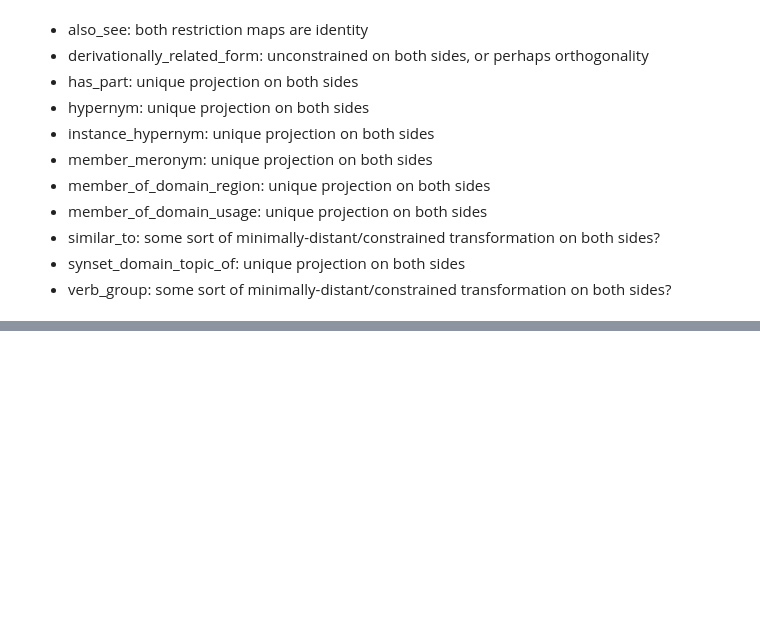
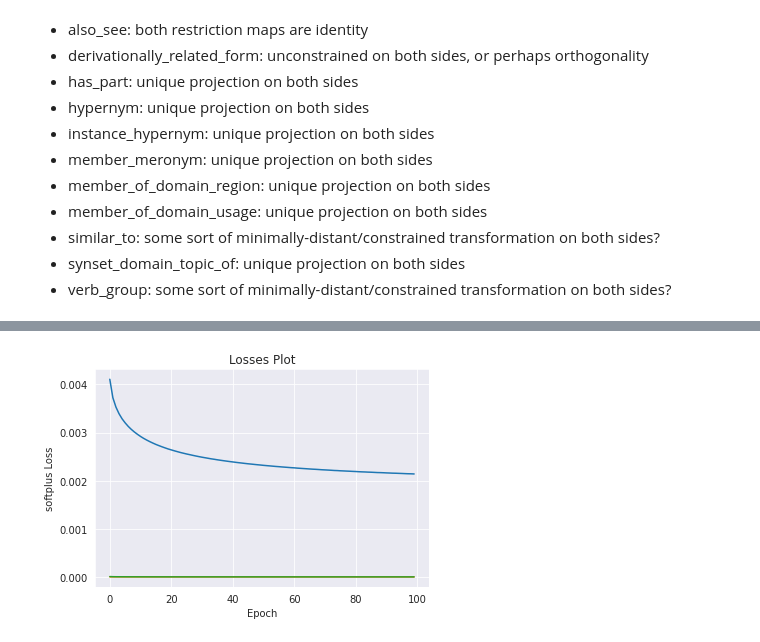
Before and after one commit to tgebhart/sheaf_kg, a Jupyter notebook: notebooks/Sheaf_KG_WN18_Mimic_TransE.ipynb, the cells around one changed output, grey strips where cells are left out. Drawn from its saved outputs; the diff is of its cells as text; code cells hidden in the pictures; blank space fills up the shorter version.

```diff
--- a/notebooks/Sheaf_KG_WN18_Mimic_TransE.ipynb
+++ b/notebooks/Sheaf_KG_WN18_Mimic_TransE.ipynb
@@ -125,7 +106,7 @@ class ModifiedSE(StructuredEmbedding):
         # relation 1
         tsize = (edge_stalk_sizes[0],embedding_dim)
 #         emb1l = nn.init.xavier_uniform_(torch.eye(tsize[0],tsize[1], device=preferred_device, requires_grad=True))
-        emb1l = torch.eye(tsize[0],tsize[1], device=preferred_device, requires_grad=False)
+        emb1l = nn.init.xavier_uniform_(torch.eye(tsize[0],tsize[1], device=preferred_device, requires_grad=True))
         emb1r = emb1l
         self.left_embeddings.append(emb1l)
         self.right_embeddings.append(emb1r)
@@ -181,7 +162,7 @@ class ModifiedSE(StructuredEmbedding):
 
         # relation 9
         tsize = (edge_stalk_sizes[8],embedding_dim)
-        emb9l = torch.eye(tsize[0],tsize[1], device=preferred_device, requires_grad=True)
+        emb9l = nn.init.xavier_uniform_(torch.eye(tsize[0],tsize[1], device=preferred_device, requires_grad=True))
         emb9r = emb9l
         self.left_embeddings.append(emb9l)
         self.right_embeddings.append(emb9r)
@@ -195,7 +176,7 @@ class ModifiedSE(StructuredEmbedding):
 
         # relation 11
         tsize = (edge_stalk_sizes[10],embedding_dim)
-        emb11l = torch.eye(tsize[0],tsize[1], device=preferred_device, requires_grad=True)
+        emb11l = nn.init.xavier_uniform_(torch.eye(tsize[0],tsize[1], device=preferred_device, requires_grad=True))
         emb11r = emb11l
         self.left_embeddings.append(emb11l)
         self.right_embeddings.append(emb11r)
@@ -214,8 +195,8 @@ class ModifiedSE(StructuredEmbedding):
             rel_h = self.left_embeddings[ix]
             rel_t = self.right_embeddings[ix]
 
-            proj_h = rel_h @ h
-            proj_t = rel_t @ t
+            proj_h = torch.diagflat(rel_h) @ h
+            proj_t = torch.diagflat(rel_t) @ t
             scores[batch_indices] = -torch.norm(proj_h - proj_t, dim=1, p=self.scoring_fct_norm)**2
 
         return scores
@@ -247,8 +228,8 @@ class ModifiedSE(StructuredEmbedding):
                 proj_t = torch.cat(proj_t_arr, dim=1)
 
             else:
-                proj_h = rel_h @ h
-                proj_t = rel_t @ t_all
+                proj_h = torch.diagflat(rel_h) @ h
+                proj_t = torch.diagflat(rel_t) @ t_all
 
             scores[batch_indices[:,0]] = -torch.norm(proj_h[:, None, :, 0] - proj_t[:, :, :, 0], dim=-1, p=self.scoring_fct_norm)**2
 
@@ -282,8 +263,8 @@ class ModifiedSE(StructuredEmbedding):
                 proj_t = torch.cat(proj_t_arr, dim=1)
 
             else:
-                proj_h = rel_h @ h_all
-                proj_t = rel_t @ t
+                proj_h = torch.diagflat(rel_h) @ h_all
+                proj_t = torch.diagflat(rel_t) @ t
 
             scores[batch_indices[:,0]] = -torch.norm(proj_h[:, :, :, 0] - proj_t[:, None, :, 0], dim=-1, p=self.scoring_fct_norm)**2
 
@@ -298,6 +279,7 @@ result2 = pipeline(
     evaluation_kwargs=dict(),
     model_kwargs=dict(embedding_dim=embedding_dim, edge_stalk_sizes=edge_stalk_sizes),
     loss=loss,
+    training_loop='slcwa',
     loss_kwargs=dict()
 )
 model2 = result2.model
@@ -309,0 +310,12 @@ In total 210 from 3034 triples were filtered out
+# %%
+transe_results = pipeline(
+        dataset=dataset,
+        model='TransE',
+        random_seed=1235,
+        device='gpu',
+        training_kwargs=dict(num_epochs=num_epochs),
+        model_kwargs=dict(embedding_dim=embedding_dim),
+        loss='SoftplusLoss',
+        training_loop='lcwa',
+        loss_kwargs=dict()
+    )
@@ -309,0 +333,12 @@ In total 210 from 3034 triples were filtered out
+# %%
+rotate_results = pipeline(
+        dataset=dataset,
+        model='RotatE',
+        random_seed=1235,
+        device='gpu',
+        training_kwargs=dict(num_epochs=num_epochs),
+        model_kwargs=dict(embedding_dim=embedding_dim),
+        loss='SoftplusLoss',
+        training_loop='lcwa',
+        loss_kwargs=dict()
+    )
@@ -310,3 +357,7 @@ In total 210 from 3034 triples were filtered out
 # %%
 result2.plot_losses()
+transe_results.plot_losses()
+rotate_results.plot_losses()
 plt.show()
+# %% [output]
+[figure, added]
```
Also changed, not shown: parts of 10 cells of this notebook, 3 other files.
